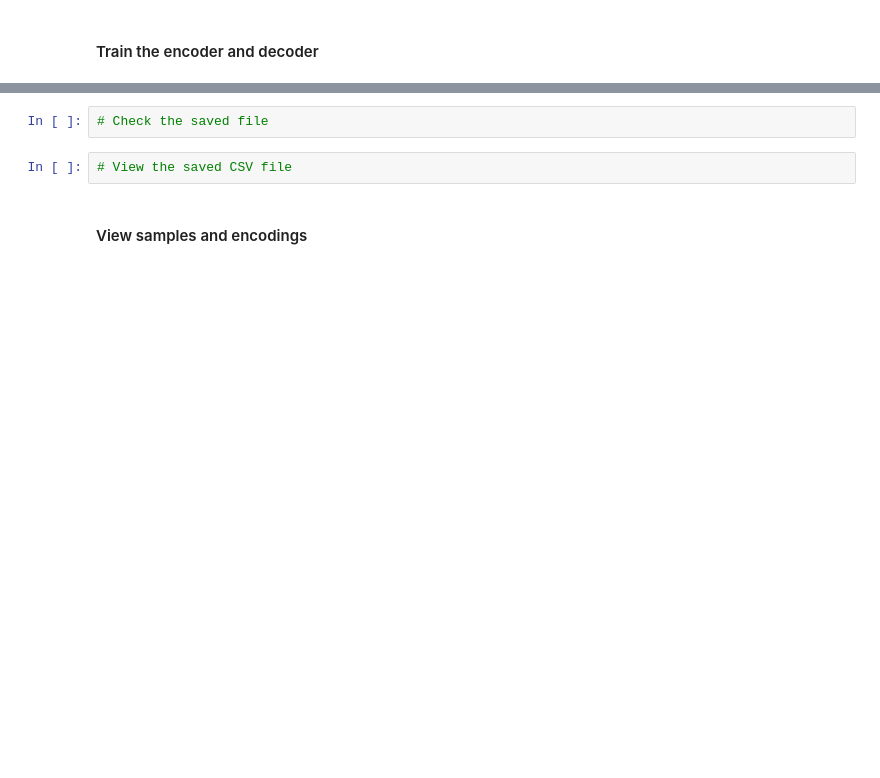
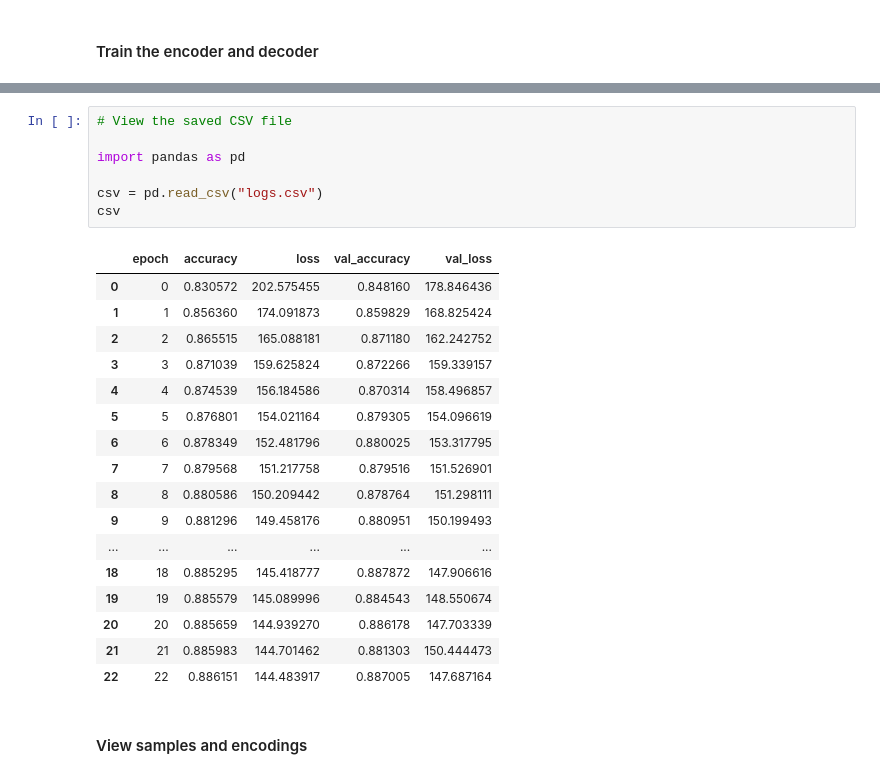
Before and after one commit to frasermartinx/DL, a Jupyter notebook: Week 10/Week 10 Lecture Notes/Week 10 - Variational autoencoder.ipynb, the cells around one changed output, grey strips where cells are left out. Cells and saved outputs as stored; diff of their text form; blank space fills up the shorter version.

```diff
--- a/Week 10/Week 10 Lecture Notes/Week 10 - Variational autoencoder.ipynb
+++ b/Week 10/Week 10 Lecture Notes/Week 10 - Variational autoencoder.ipynb
@@ -762,7 +1044,28 @@ plt.show()
-# %%
-# Check the saved file
 # %%
 # View the saved CSV file
+
+import pandas as pd
+
+csv = pd.read_csv("logs.csv")
+csv
+# %% [output]
+|  | epoch | accuracy | loss | val_accuracy | val_loss |
+| 0 | 0 | 0.830572 | 202.575455 | 0.848160 | 178.846436 |
+| 1 | 1 | 0.856360 | 174.091873 | 0.859829 | 168.825424 |
+| 2 | 2 | 0.865515 | 165.088181 | 0.871180 | 162.242752 |
+| 3 | 3 | 0.871039 | 159.625824 | 0.872266 | 159.339157 |
+| 4 | 4 | 0.874539 | 156.184586 | 0.870314 | 158.496857 |
+| 5 | 5 | 0.876801 | 154.021164 | 0.879305 | 154.096619 |
+| 6 | 6 | 0.878349 | 152.481796 | 0.880025 | 153.317795 |
+| 7 | 7 | 0.879568 | 151.217758 | 0.879516 | 151.526901 |
+| 8 | 8 | 0.880586 | 150.209442 | 0.878764 | 151.298111 |
+| 9 | 9 | 0.881296 | 149.458176 | 0.880951 | 150.199493 |
+| ... | ... | ... | ... | ... | ... |
+| 18 | 18 | 0.885295 | 145.418777 | 0.887872 | 147.906616 |
+| 19 | 19 | 0.885579 | 145.089996 | 0.884543 | 148.550674 |
+| 20 | 20 | 0.885659 | 144.939270 | 0.886178 | 147.703339 |
+| 21 | 21 | 0.885983 | 144.701462 | 0.881303 | 150.444473 |
+| 22 | 22 | 0.886151 | 144.483917 | 0.887005 | 147.687164 |
 # %% [markdown]
 #### View samples and encodings
 # %%
```
Also changed, not shown: parts of 53 cells of this notebook, 3 other files.
